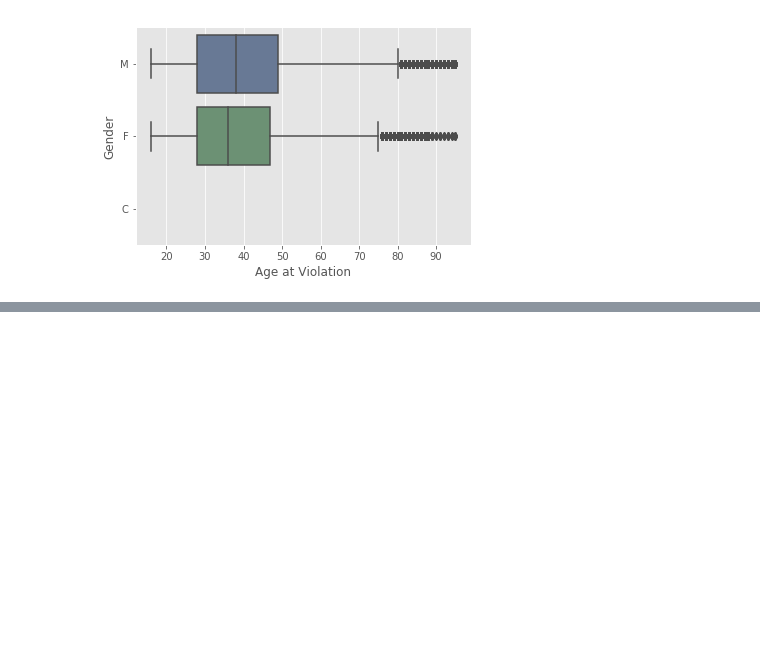
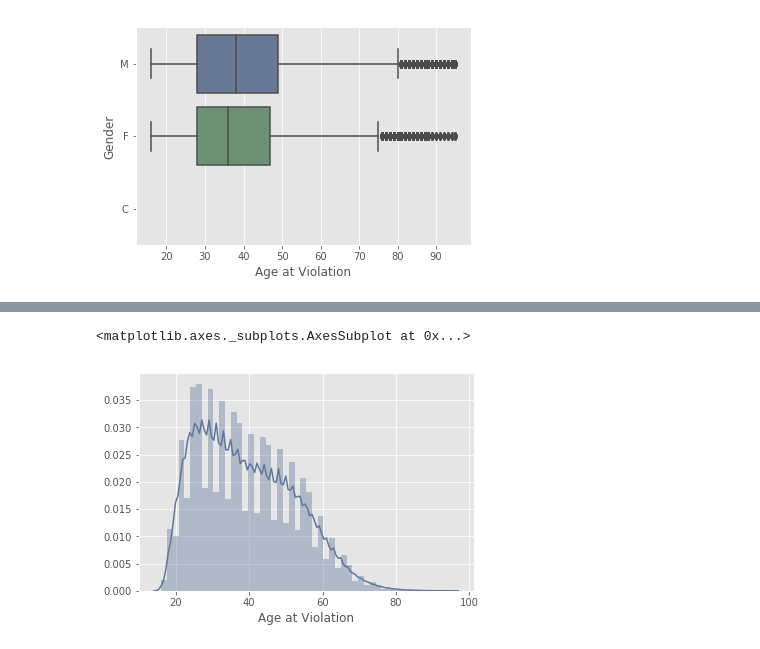
Before and after one commit to srajeev1/DATA698, a Jupyter notebook: EDA/NYC_violations_basic_data_exploratory_suman.ipynb, the cells around one changed output, grey strips where cells are left out. Cells and saved outputs as stored; diff of their text form; code cells hidden in the pictures; blank space fills up the shorter version.

```diff
--- a/EDA/NYC_violations_basic_data_exploratory_suman.ipynb
+++ b/EDA/NYC_violations_basic_data_exploratory_suman.ipynb
@@ -200,0 +204,5 @@ sns.boxplot(df['Age at Violation'], df['Gender'])
+# %%
+sns.distplot(df['Age at Violation'].dropna())
+# %% [output]
+<matplotlib.axes._subplots.AxesSubplot at 0x...>
+[figure, added]
```
Also changed, not shown: parts of 11 cells of this notebook.
